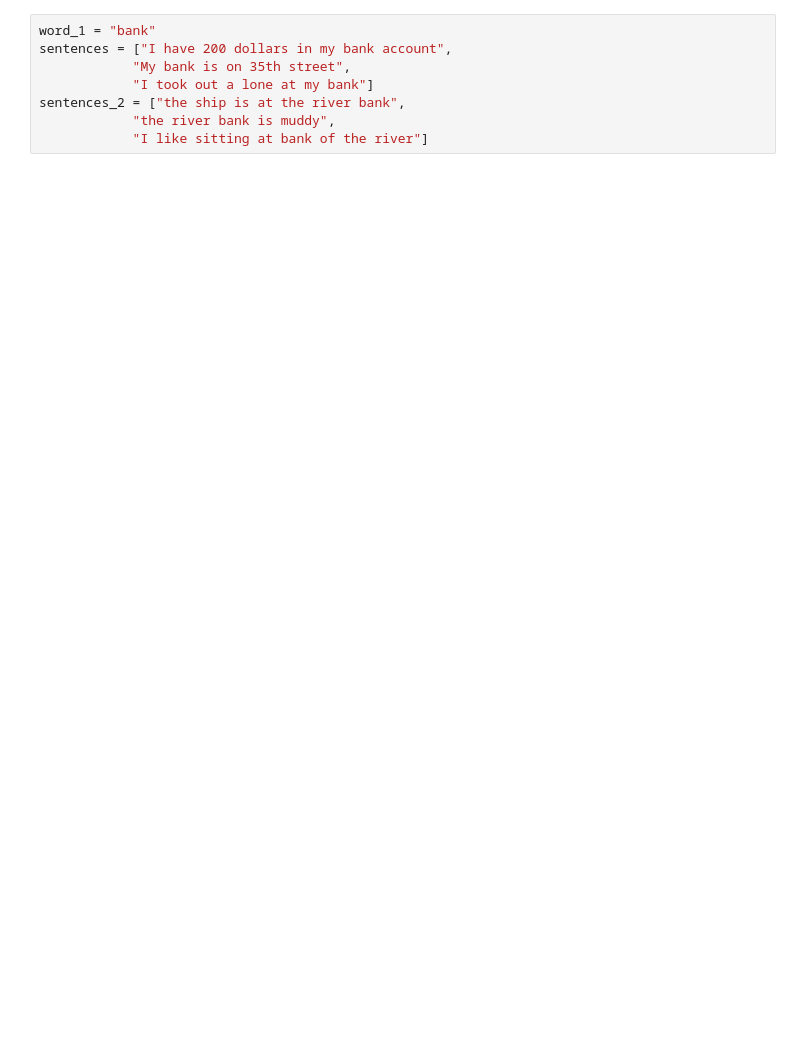
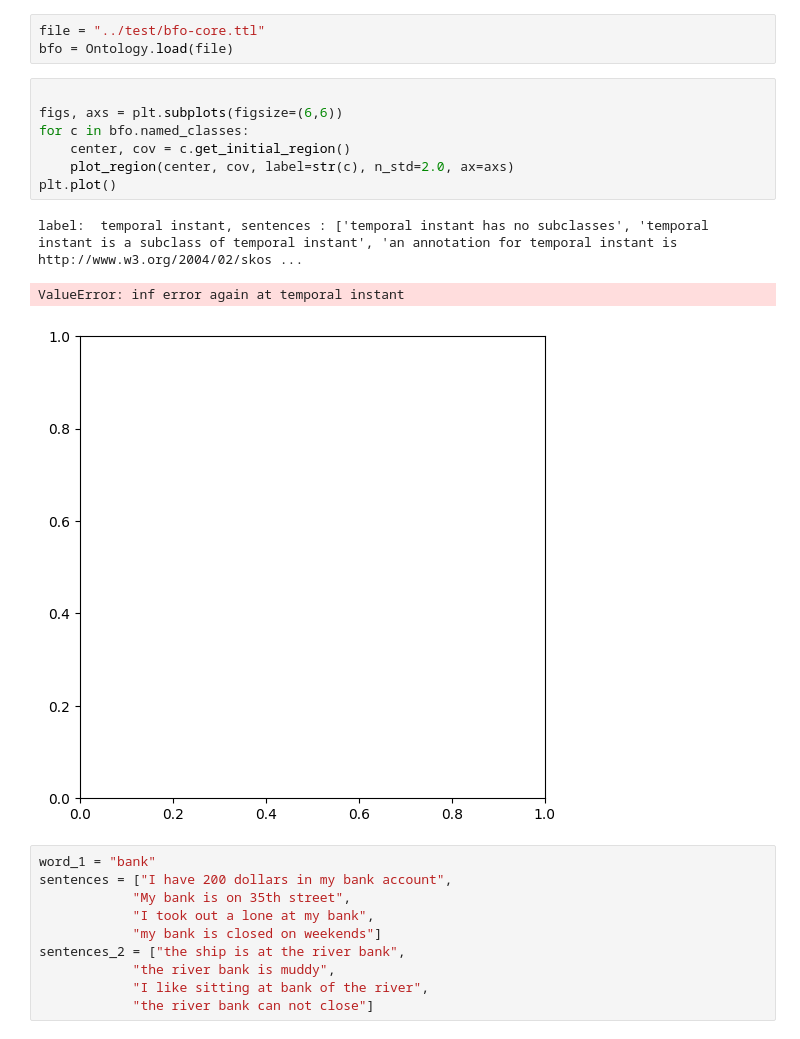
Before and after one commit to SamirKipper/Ontopo, a Jupyter notebook: src/test.ipynb, the cells around one changed output. Cells and saved outputs as stored; diff of their text form; blank space fills up the shorter version.

```diff
--- a/src/test.ipynb
+++ b/src/test.ipynb
@@ -39,11 +44,27 @@ def plot_region(mu_2d, cov_2d, label=None, n_std=1.0, ax=None):
+# %%
+file = "../test/bfo-core.ttl"
+bfo = Ontology.load(file)
+# %%
+
+figs, axs = plt.subplots(figsize=(6,6))
+for c in bfo.named_classes:
+    center, cov = c.get_initial_region()
+    plot_region(center, cov, label=str(c), n_std=2.0, ax=axs)
+plt.plot()
+# %% [output]
+label:  temporal instant, sentences : ['temporal instant has no subclasses', 'temporal instant is a subclass of temporal instant', 'an annotation for temporal instant is http://www.w3.org/2004/02/skos ...
+ValueError: inf error again at temporal instant
+[figure, added]
 # %%
 word_1 = "bank"
 sentences = ["I have 200 dollars in my bank account",
             "My bank is on 35th street",
-            "I took out a lone at my bank"]
+            "I took out a lone at my bank",
+            "my bank is closed on weekends"]
 sentences_2 = ["the ship is at the river bank",
             "the river bank is muddy",
-            "I like sitting at bank of the river"]
+            "I like sitting at bank of the river",
+            "the river bank can not close"]
 # %%
 mu_2d, cov_2d = get_center_and_cov(word_1, sentences)
 mu_2d_2, cov_2d_2 = get_center_and_cov(word_1, sentences_2)
```
Also changed, not shown: parts of 5 cells of this notebook, 3 other files.
